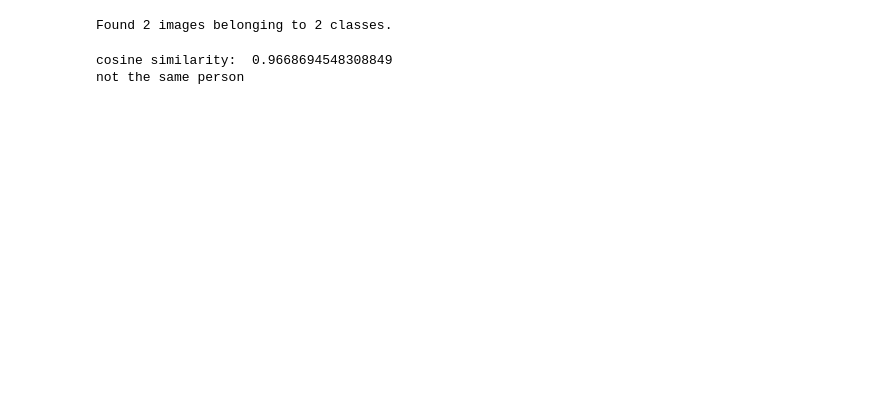
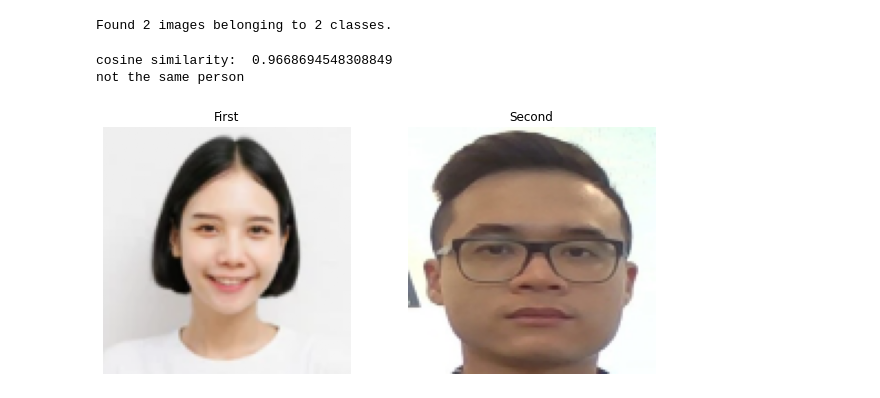
Before and after one commit to ducanhho2296/MaskedFaceRecognition, a Jupyter notebook: Arcface_Masked_face_recognition.ipynb, the cells around one changed output. Saved outputs shown, nothing was run; the diff lists cells and outputs as text; code cells hidden in the pictures; blank space fills up the shorter version.

```diff
--- a/Arcface_Masked_face_recognition.ipynb
+++ b/Arcface_Masked_face_recognition.ipynb
@@ -312,8 +332,32 @@ Found 2 images belonging to 2 classes.
 emb = []
 emb = model.predict(test_data)
 # emb2 = model_34.predict(img2)
-# %%
-dist_emb_test = findCosineDistance(emb[0], emb[1])
-# %% [output]
-cosine similarity:  0.9668694548308849
-not the same person
+# %%
+import matplotlib.pyplot as plt
+img1 = plt.imread("/content/test/0/14_resize.PNG")
+img2 = plt.imread("/content/test/0/image_resize.jpg")
+fig = plt.figure(figsize=(10, 10))
+
+rows = 2
+columns = 2
+fig.add_subplot(rows, columns, 1)
+
+# showing image
+plt.imshow(img1)
+plt.axis('off')
+plt.title("First")
+
+# Adds a subplot at the 2nd position
+fig.add_subplot(rows, columns, 2)
+
+# showing image
+plt.imshow(img2)
+plt.axis('off')
+plt.title("Second")
+
+# Verify person with Cosine distance
+dist_emb_test = findCosineDistance(emb[0], emb[1])
+# %% [output]
+cosine similarity:  0.9668694548308849
+not the same person
+[figure, added]
```
Also changed, not shown: parts of 5 cells of this notebook.
